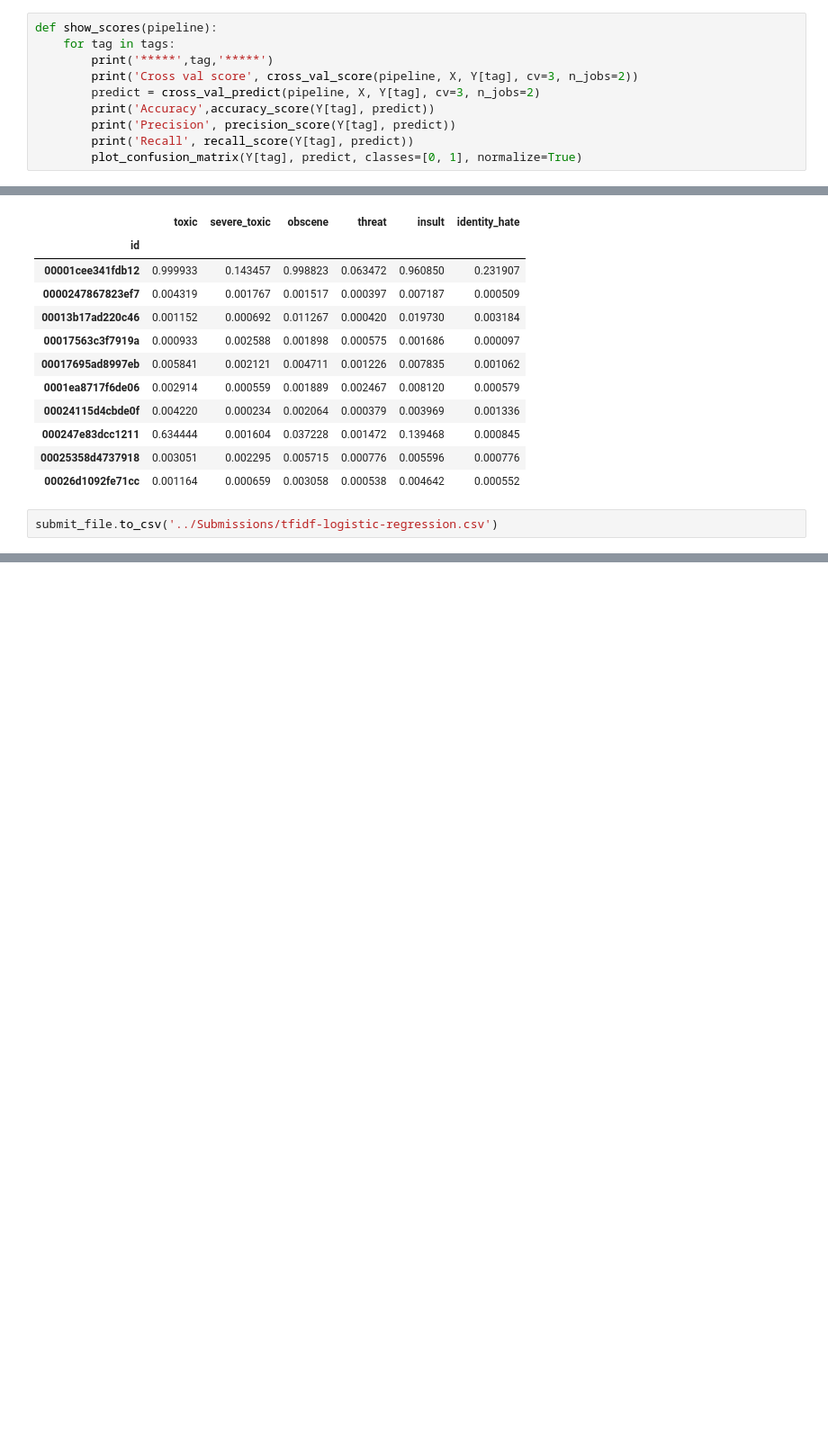
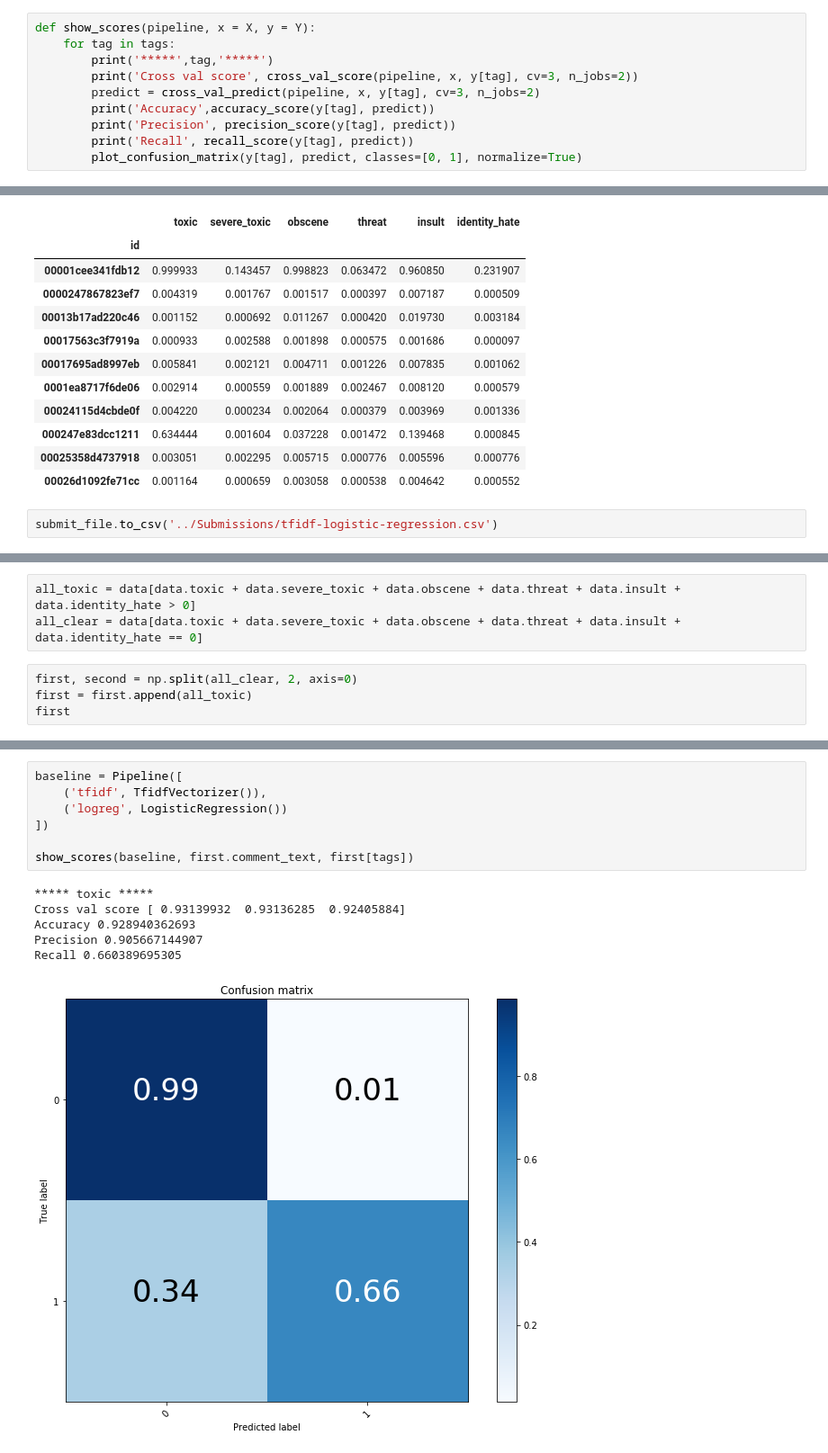
Before and after one commit to VladimirAnaniev/Toxic-Comments-Classification, a Jupyter notebook: Notebooks/TFIDF + Logistic Regression.ipynb, the cells around one changed output, grey strips where cells are left out. Shown: that part at 90% size. Saved outputs shown, nothing was run; the diff lists cells and outputs as text; blank space fills up the shorter version.

Commit message:
Smaller clean comment sample in train

```diff
--- a/Notebooks/TFIDF + Logistic Regression.ipynb
+++ b/Notebooks/TFIDF + Logistic Regression.ipynb
@@ -97,15 +97,15 @@ def plot_confusion_matrix(y_true, y_pred, classes,
     plt.xlabel('Predicted label')
     plt.show()
 # %%
-def show_scores(pipeline):
+def show_scores(pipeline, x = X, y = Y):
     for tag in tags:
         print('*****',tag,'*****')
-        print('Cross val score', cross_val_score(pipeline, X, Y[tag], cv=3, n_jobs=2))
-        predict = cross_val_predict(pipeline, X, Y[tag], cv=3, n_jobs=2)
-        print('Accuracy',accuracy_score(Y[tag], predict))
-        print('Precision', precision_score(Y[tag], predict))
-        print('Recall', recall_score(Y[tag], predict))
-        plot_confusion_matrix(Y[tag], predict, classes=[0, 1], normalize=True)
+        print('Cross val score', cross_val_score(pipeline, x, y[tag], cv=3, n_jobs=2))
+        predict = cross_val_predict(pipeline, x, y[tag], cv=3, n_jobs=2)
+        print('Accuracy',accuracy_score(y[tag], predict))
+        print('Precision', precision_score(y[tag], predict))
+        print('Recall', recall_score(y[tag], predict))
+        plot_confusion_matrix(y[tag], predict, classes=[0, 1], normalize=True)
 # %% [markdown]
 ## Да натренираме baseline модел
 # %%
@@ -237,0 +244,7 @@ submit_file.to_csv('../Submissions/tfidf-logistic-regression.csv')
+# %%
+all_toxic = data[data.toxic + data.severe_toxic + data.obscene + data.threat + data.insult + data.identity_hate > 0]
+all_clear = data[data.toxic + data.severe_toxic + data.obscene + data.threat + data.insult + data.identity_hate == 0]
+# %%
+first, second = np.split(all_clear, 2, axis=0)
+first = first.append(all_toxic)
+first
@@ -237,0 +270,14 @@ submit_file.to_csv('../Submissions/tfidf-logistic-regression.csv')
+# %%
+baseline = Pipeline([
+    ('tfidf', TfidfVectorizer()),
+    ('logreg', LogisticRegression())
+])
+
+show_scores(baseline, first.comment_text, first[tags])
+# %% [output]
+***** toxic *****
+Cross val score [ 0.93139932  0.93136285  0.92405884]
+Accuracy 0.928940362693
+Precision 0.905667144907
+Recall 0.660389695305
+[figure, added]
```
Also changed, not shown: parts of 17 cells of this notebook, 3 other files.
